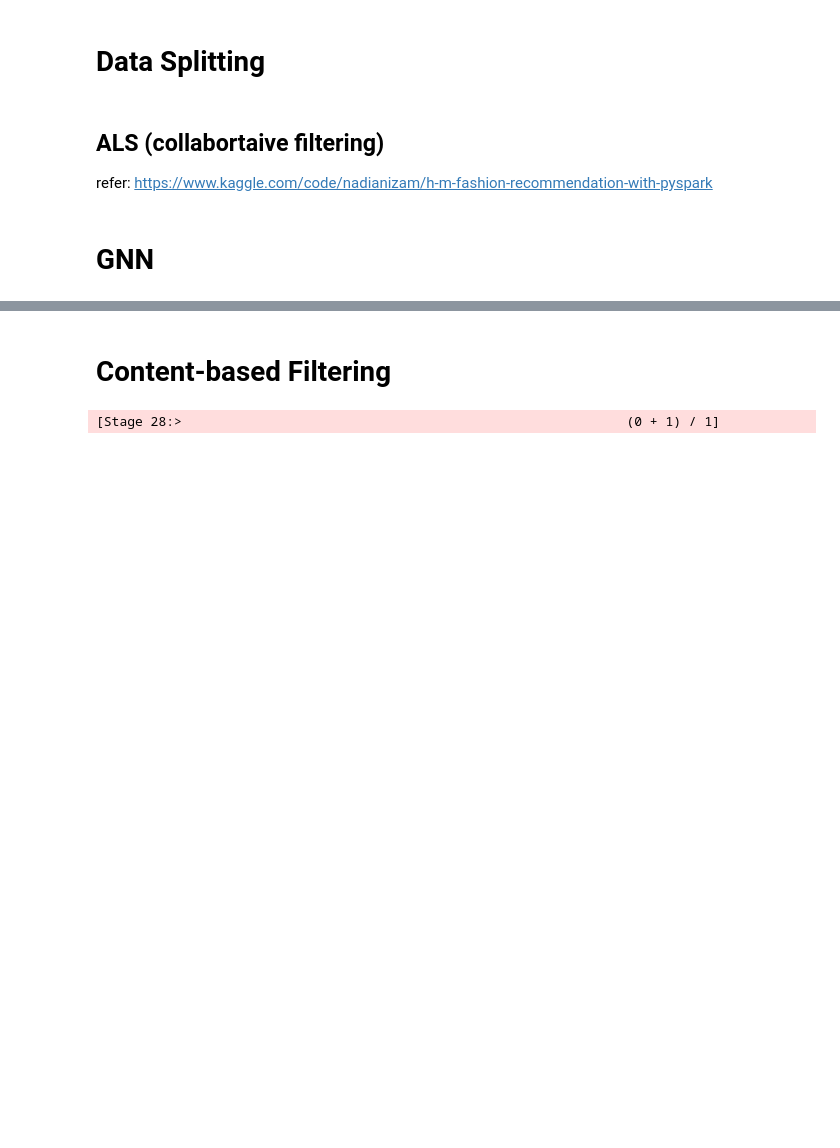
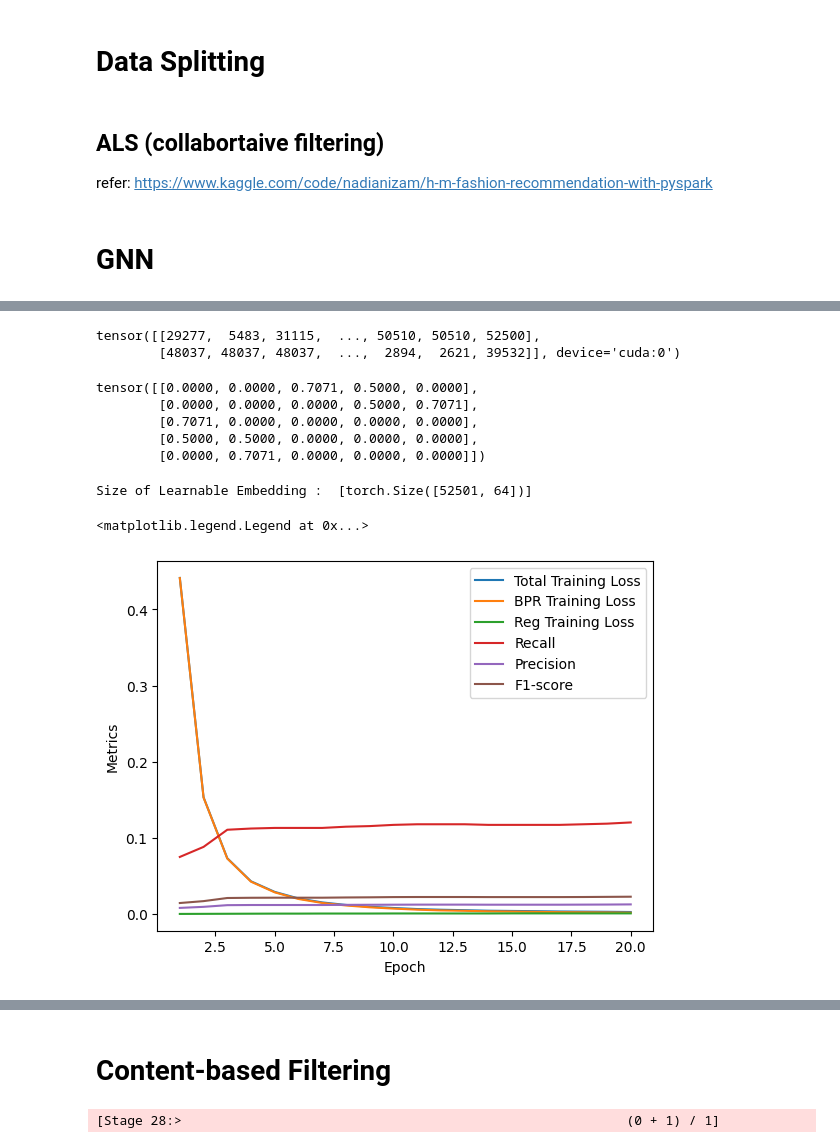
Before and after one commit to wan19990901/DC_project, a Jupyter notebook: Final_Project.ipynb, the cells around one changed output, grey strips where cells are left out. Cells and saved outputs as stored; diff of their text form; code cells hidden in the pictures; blank space fills up the shorter version.

Commit message:
finish GNN, need to refine other algorithim since I used a different test set

```diff
--- a/Final_Project.ipynb
+++ b/Final_Project.ipynb
@@ -507,0 +457,5 @@ AttributeError: 'NoneType' object has no attribute 'size'
+# %%
+n_users = train_df['user_id_idx'].nunique()
+n_items = train_df['item_id_idx'].nunique()
+print("Number of Unique Users : ", n_users)
+print("Number of unique Items : ", n_items)
@@ -507,0 +517,12 @@ AttributeError: 'NoneType' object has no attribute 'size'
+# %%
+u_t = torch.LongTensor(train_df.user_id_idx)
+i_t = torch.LongTensor(train_df.item_id_idx) + n_users
+
+train_edge_index = torch.stack((
+  torch.cat([u_t, i_t]),
+  torch.cat([i_t, u_t])
+)).to(device)
+train_edge_index
+# %% [output]
+tensor([[29277,  5483, 31115,  ..., 50510, 50510, 52500],
+        [48037, 48037, 48037,  ...,  2894,  2621, 39532]], device='cuda:0')
@@ -507,0 +547,15 @@ AttributeError: 'NoneType' object has no attribute 'size'
+# %%
+import numpy as np
+test_x = torch.Tensor(np.eye(5))
+test_edge_index = torch.LongTensor(np.array([
+  [0, 0, 1, 1, 2, 3, 3, 4],
+  [2, 3, 3, 4, 0, 0, 1, 1]
+]))
+
+LightGCNConv()(test_x, test_edge_index)
+# %% [output]
+tensor([[0.0000, 0.0000, 0.7071, 0.5000, 0.0000],
+        [0.0000, 0.0000, 0.0000, 0.5000, 0.7071],
+        [0.7071, 0.0000, 0.0000, 0.0000, 0.0000],
+        [0.5000, 0.5000, 0.0000, 0.0000, 0.0000],
+        [0.0000, 0.7071, 0.0000, 0.0000, 0.0000]])
@@ -507,0 +675,9 @@ AttributeError: 'NoneType' object has no attribute 'size'
+# %%
+latent_dim = 64
+n_layers = 3
+
+EPOCHS = 20
+BATCH_SIZE = 1024
+DECAY = 0.0001
+LR = 0.005
+K = 10
@@ -507,0 +746,36 @@ AttributeError: 'NoneType' object has no attribute 'size'
+# %%
+lightgcn = RecSysGNN(
+  latent_dim=latent_dim,
+  num_layers=n_layers,
+  num_users=n_users,
+  num_items=n_items,
+  model='LightGCN'
+)
+lightgcn.to(device)
+
+optimizer = torch.optim.Adam(lightgcn.parameters(), lr=LR)
+print("Size of Learnable Embedding : ", [x.shape for x in list(lightgcn.parameters())])
+# %% [output]
+Size of Learnable Embedding :  [torch.Size([52501, 64])]
+# %%
+light_loss, light_bpr, light_reg, light_recall, light_precision,light_f1 = train_and_eval(lightgcn, optimizer, train_df)
+# %%
+from matplotlib import pyplot as plt
+epoch_list = [(i+1) for i in range(EPOCHS)]
+plt.plot(epoch_list, light_loss, label='Total Training Loss')
+plt.plot(epoch_list, light_bpr, label='BPR Training Loss')
+plt.plot(epoch_list, light_reg, label='Reg Training Loss')
+
+plt.xlabel('Epoch')
+plt.ylabel('Loss')
+plt.legend()
+
+plt.plot(epoch_list, light_recall, label='Recall')
+plt.plot(epoch_list, light_precision, label='Precision')
+plt.plot(epoch_list, light_f1, label='F1-score')
+plt.xlabel('Epoch')
+plt.ylabel('Metrics')
+plt.legend()
+# %% [output]
+<matplotlib.legend.Legend at 0x...>
+[figure, added]
```
Also changed, not shown: parts of 29 cells of this notebook.
